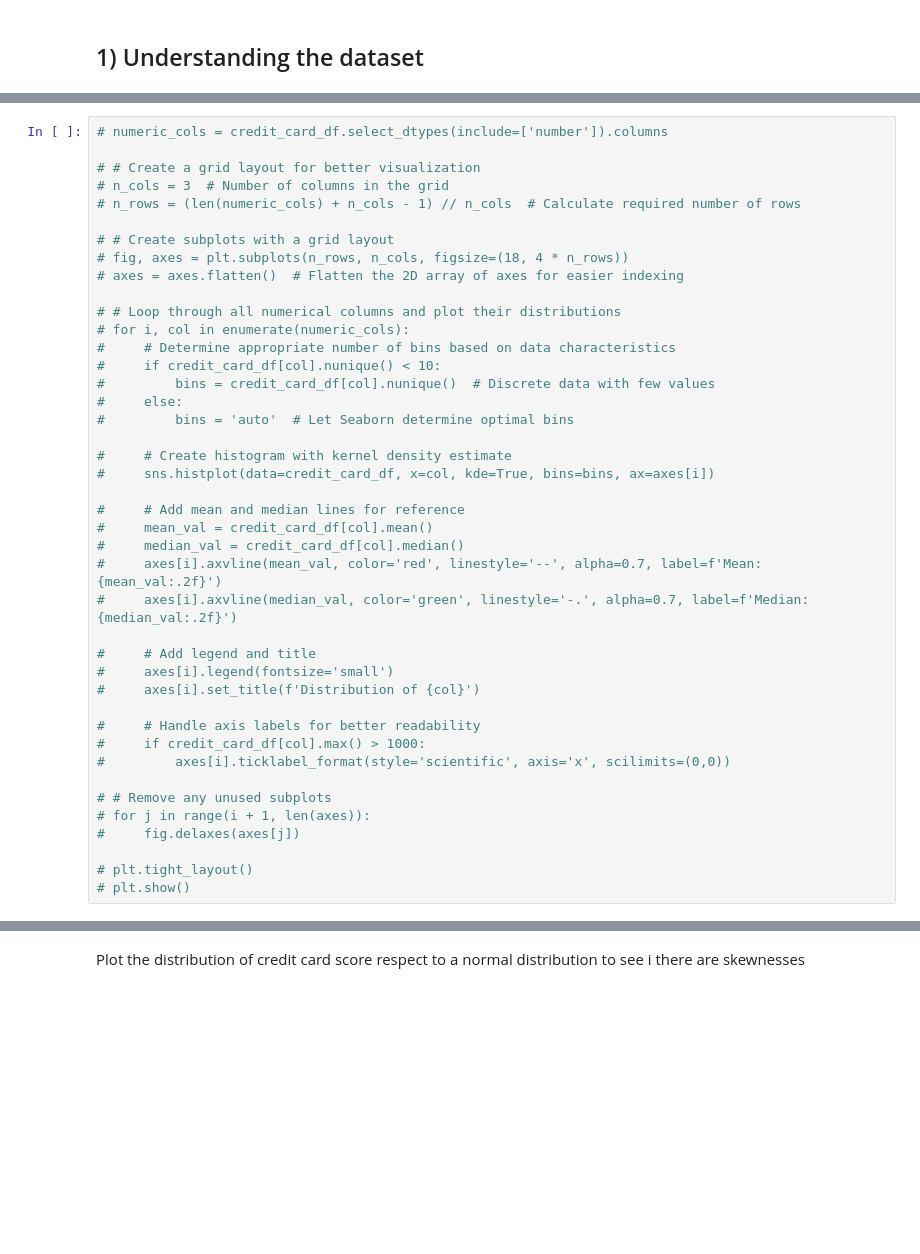
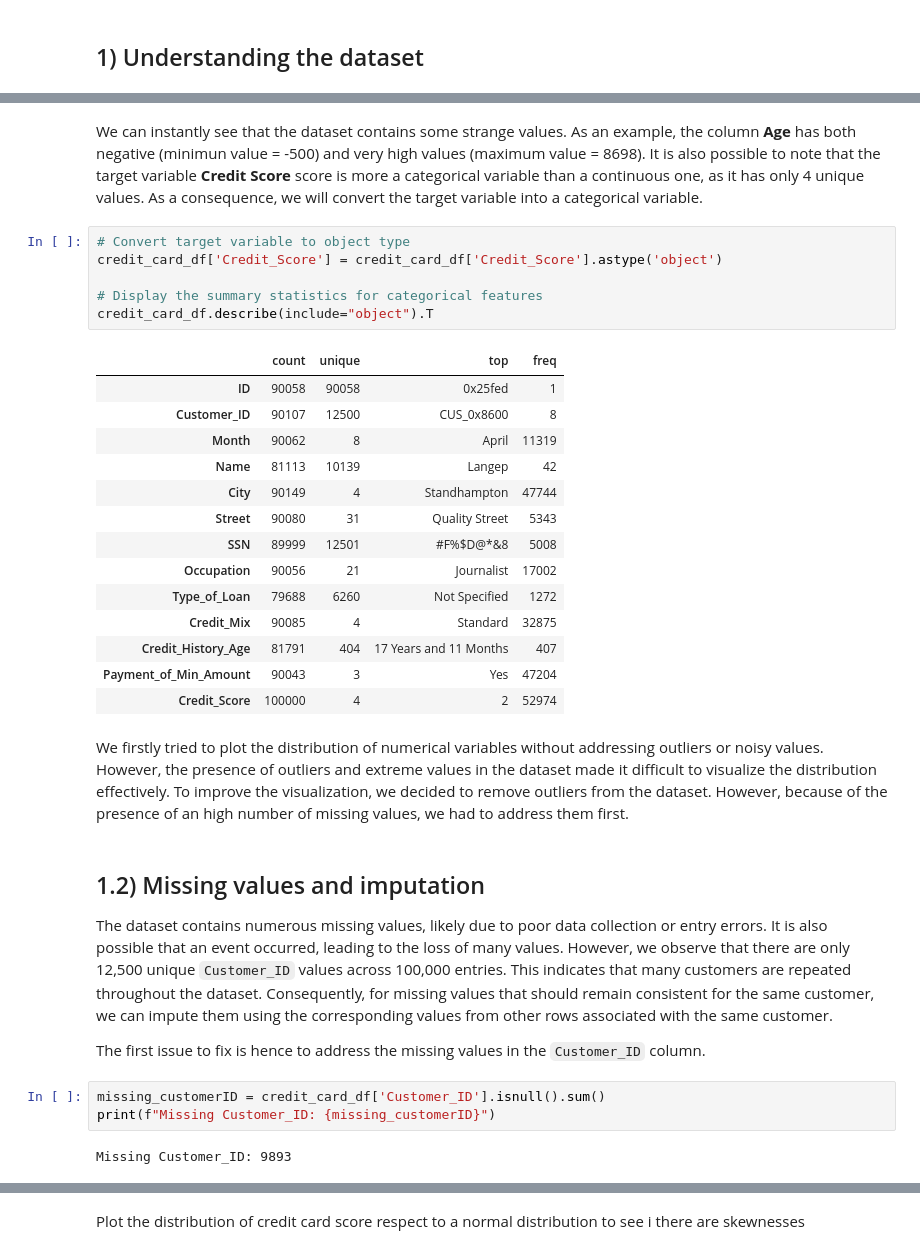
Before and after one commit to lelloxx/Advanced_Coding_Project_LUISS_2024-25, a Jupyter notebook: main.ipynb, the cells around one changed output, grey strips where cells are left out. Saved outputs shown, nothing was run; the diff lists cells and outputs as text; blank space fills up the shorter version.

```diff
--- a/main.ipynb
+++ b/main.ipynb
@@ -266,42 +180,38 @@ There are 12 categorical features:
-# %%
-# numeric_cols = credit_card_df.select_dtypes(include=['number']).columns
-
-# # Create a grid layout for better visualization
-# n_cols = 3  # Number of columns in the grid
-# n_rows = (len(numeric_cols) + n_cols - 1) // n_cols  # Calculate required number of rows
-
-# # Create subplots with a grid layout
-# fig, axes = plt.subplots(n_rows, n_cols, figsize=(18, 4 * n_rows))
-# axes = axes.flatten()  # Flatten the 2D array of axes for easier indexing
-
-# # Loop through all numerical columns and plot their distributions
-# for i, col in enumerate(numeric_cols):
-#     # Determine appropriate number of bins based on data characteristics
-#     if credit_card_df[col].nunique() < 10:
-#         bins = credit_card_df[col].nunique()  # Discrete data with few values
-#     else:
-#         bins = 'auto'  # Let Seaborn determine optimal bins
-
-#     # Create histogram with kernel density estimate
-#     sns.histplot(data=credit_card_df, x=col, kde=True, bins=bins, ax=axes[i])
-
-#     # Add mean and median lines for reference
-#     mean_val = credit_card_df[col].mean()
-#     median_val = credit_card_df[col].median()
-#     axes[i].axvline(mean_val, color='red', linestyle='--', alpha=0.7, label=f'Mean: {mean_val:.2f}')
-#     axes[i].axvline(median_val, color='green', linestyle='-.', alpha=0.7, label=f'Median: {median_val:.2f}')
-
-#     # Add legend and title
-#     axes[i].legend(fontsize='small')
-#     axes[i].set_title(f'Distribution of {col}')
-
-#     # Handle axis labels for better readability
-#     if credit_card_df[col].max() > 1000:
-#         axes[i].ticklabel_format(style='scientific', axis='x', scilimits=(0,0))
-
-# # Remove any unused subplots
-# for j in range(i + 1, len(axes)):
-#     fig.delaxes(axes[j])
-
-# plt.tight_layout()
-# plt.show()
+# %% [markdown]
+We can instantly see that the dataset contains some strange values. As an example, the column **Age** has both negative (minimun value = -500) and very high values (maximum value = 8698).
+It is also possible to note that the target variable **Credit Score** score is more a categorical variable than a continuous one, as it has only 4 unique values. As a consequence, we will convert the target variable into a categorical variable.
+# %%
+# Convert target variable to object type
+credit_card_df['Credit_Score'] = credit_card_df['Credit_Score'].astype('object')
+
+# Display the summary statistics for categorical features
+credit_card_df.describe(include="object").T
+# %% [output]
+|  | count | unique | top | freq |
+| ID | 90058 | 90058 | 0x25fed | 1 |
+| Customer_ID | 90107 | 12500 | CUS_0x8600 | 8 |
+| Month | 90062 | 8 | April | 11319 |
+| Name | 81113 | 10139 | Langep | 42 |
+| City | 90149 | 4 | Standhampton | 47744 |
+| Street | 90080 | 31 | Quality Street | 5343 |
+| SSN | 89999 | 12501 | #F%$D@*&8 | 5008 |
+| Occupation | 90056 | 21 | Journalist | 17002 |
+| Type_of_Loan | 79688 | 6260 | Not Specified | 1272 |
+| Credit_Mix | 90085 | 4 | Standard | 32875 |
+| Credit_History_Age | 81791 | 404 | 17 Years and 11 Months | 407 |
+| Payment_of_Min_Amount | 90043 | 3 | Yes | 47204 |
+| Credit_Score | 100000 | 4 | 2 | 52974 |
+# %% [markdown]
+We firstly tried to plot the distribution of numerical variables without addressing outliers or noisy values. However, the presence of outliers and extreme values in the dataset made it difficult to visualize the distribution effectively.
+To improve the visualization, we decided to remove outliers from the dataset. However, because of the presence of an high number of missing values, we had to address them first.
+# %% [markdown]
+## 1.2) Missing values and imputation
+
+The dataset contains numerous missing values, likely due to poor data collection or entry errors. It is also possible that an event occurred, leading to the loss of many values. However, we observe that there are only 12,500 unique `Customer_ID` values across 100,000 entries. This indicates that many customers are repeated throughout the dataset. Consequently, for missing values that should remain consistent for the same customer, we can impute them using the corresponding values from other rows associated with the same customer.
+
+The first issue to fix is hence to address the missing values in the `Customer_ID` column.
+# %%
+missing_customerID = credit_card_df['Customer_ID'].isnull().sum()
+print(f"Missing Customer_ID: {missing_customerID}")
+# %% [output]
+Missing Customer_ID: 9893
```
Also changed, not shown: parts of 89 cells of this notebook.
